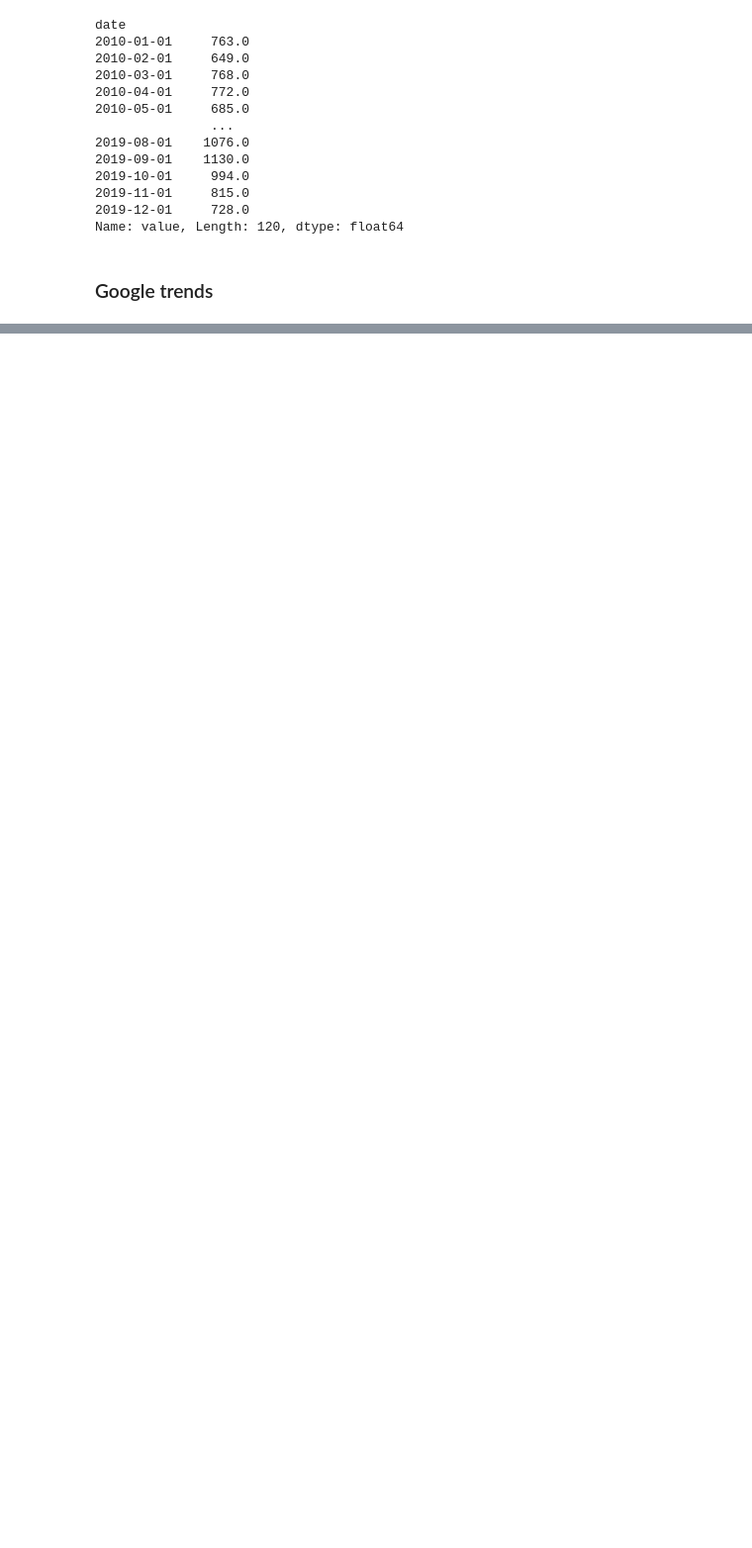
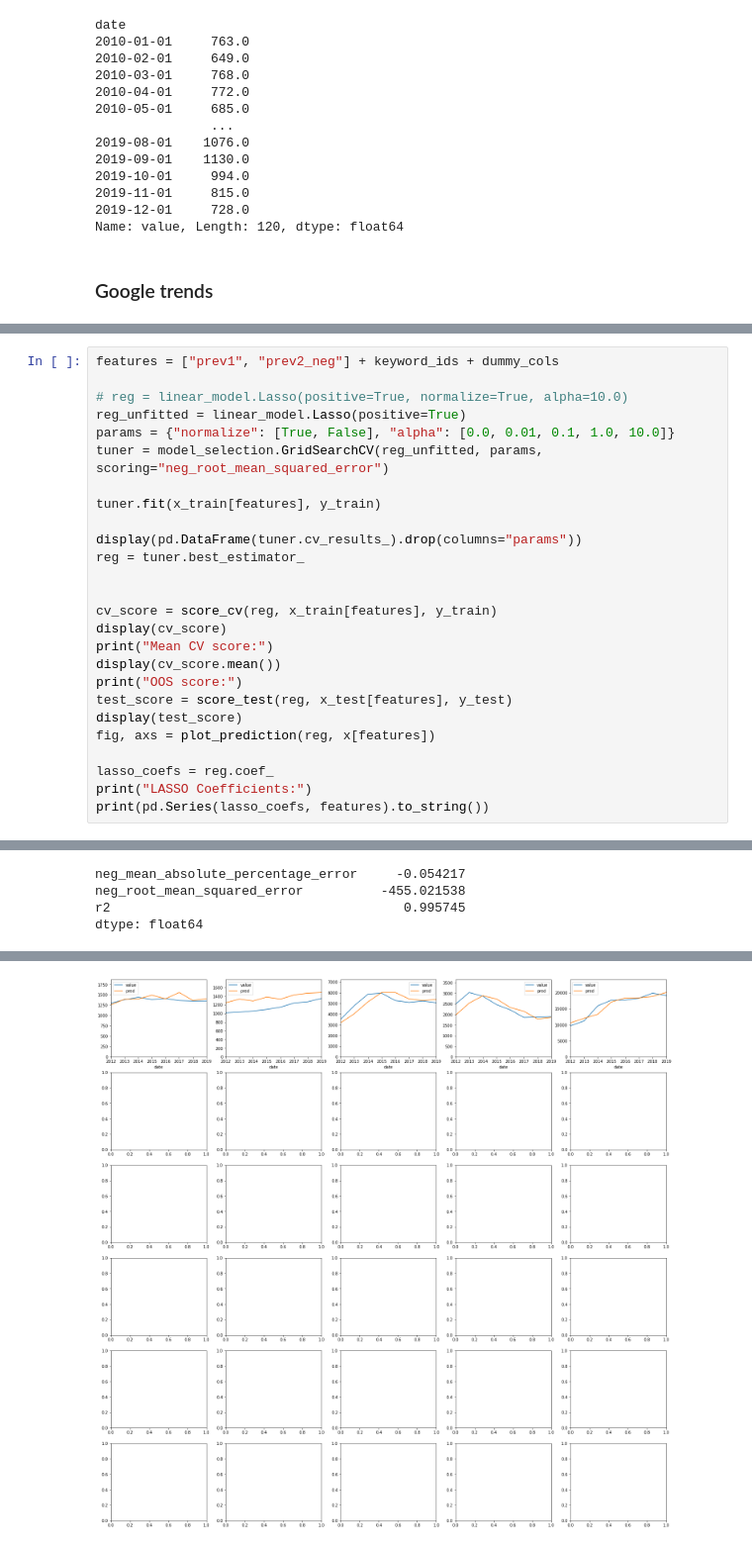
Before and after one commit to bertelsmannstift/eu-migration-forecast, a Jupyter notebook: prototyping/predict_1y.ipynb, the cells around one changed output, grey strips where cells are left out. Shown: that part at 99% size. Drawn from its saved outputs; the diff is of its cells as text; blank space fills up the shorter version.

```diff
--- a/prototyping/predict_1y.ipynb
+++ b/prototyping/predict_1y.ipynb
@@ -81,0 +334,27 @@ sers_1y = {k: df.resample("1Y").mean() for k, df in series.items()}
+# %%
+features = ["prev1", "prev2_neg"] + keyword_ids + dummy_cols
+
+# reg = linear_model.Lasso(positive=True, normalize=True, alpha=10.0)
+reg_unfitted = linear_model.Lasso(positive=True)
+params = {"normalize": [True, False], "alpha": [0.0, 0.01, 0.1, 1.0, 10.0]}
+tuner = model_selection.GridSearchCV(reg_unfitted, params, scoring="neg_root_mean_squared_error")
+
+tuner.fit(x_train[features], y_train)
+
+display(pd.DataFrame(tuner.cv_results_).drop(columns="params"))
+reg = tuner.best_estimator_
+
+
+cv_score = score_cv(reg, x_train[features], y_train)
+display(cv_score)
+print("Mean CV score:")
+display(cv_score.mean())
+print("OOS score:")
+test_score = score_test(reg, x_test[features], y_test)
+display(test_score)
+fig, axs = plot_prediction(reg, x[features])
+
+lasso_coefs = reg.coef_
+print("LASSO Coefficients:")
+print(pd.Series(lasso_coefs, features).to_string())
+# %% [output]
@@ -81,0 +386,4 @@ sers_1y = {k: df.resample("1Y").mean() for k, df in series.items()}
+neg_mean_absolute_percentage_error     -0.054217
+neg_root_mean_squared_error          -455.021538
+r2                                      0.995745
+dtype: float64
@@ -81,0 +407 @@ sers_1y = {k: df.resample("1Y").mean() for k, df in series.items()}
+[figure, added]
```
Also changed, not shown: parts of 13 cells of this notebook, 1 other file.
